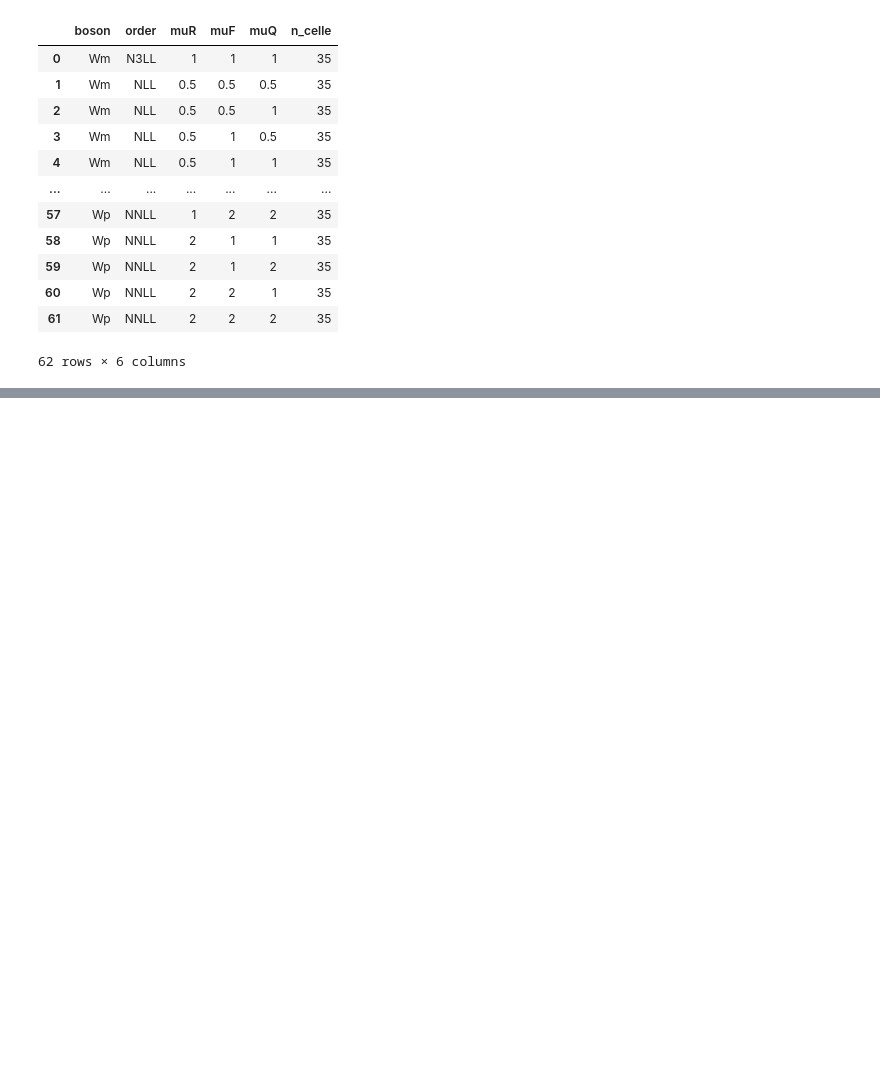
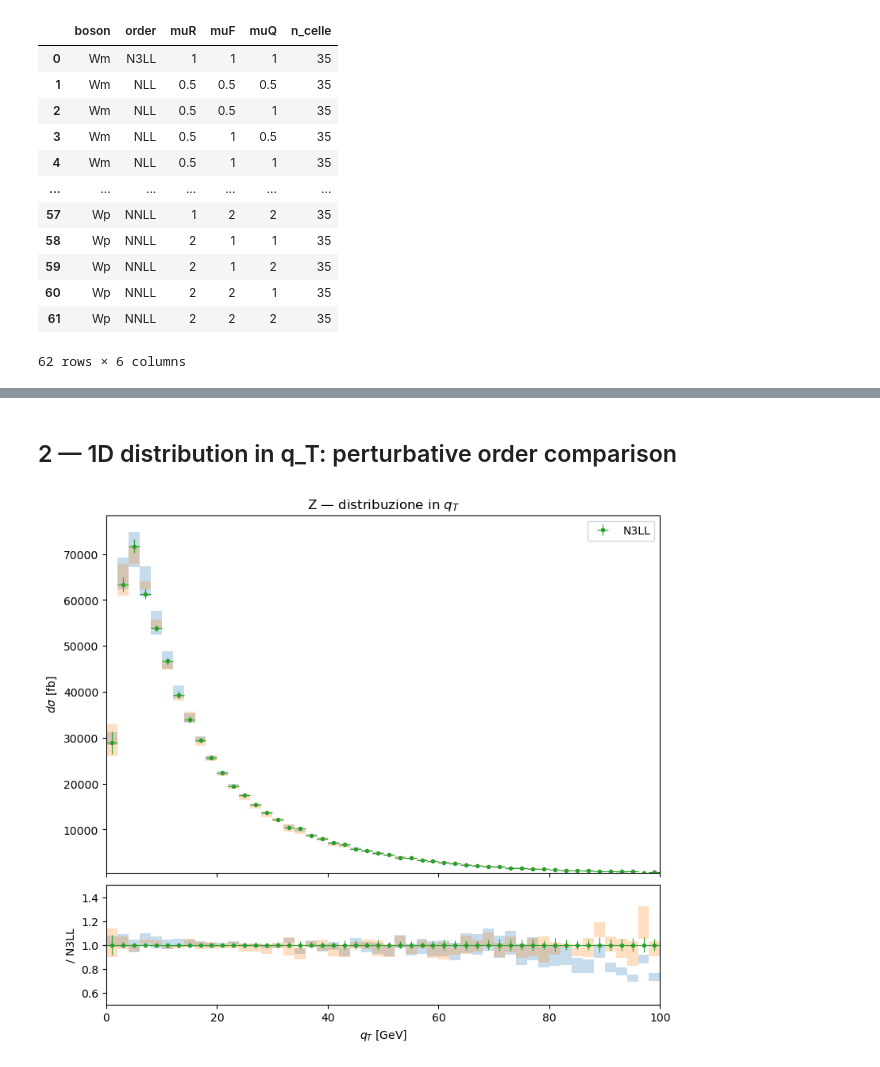
Before and after one commit to acmbulla/DYTurbo-results, a Jupyter notebook: analisi_dyturbo.ipynb, the cells around one changed output, grey strips where cells are left out. Saved outputs shown, nothing was run; the diff lists cells and outputs as text; code cells hidden in the pictures; blank space fills up the shorter version.

```diff
--- a/analisi_dyturbo.ipynb
+++ b/analisi_dyturbo.ipynb
@@ -1140,0 +170,80 @@ Parametro `kind`:
+# %% [markdown]
+## 2 — 1D distribution in q_T: perturbative order comparison
+# %%
+def envelope(df, boson, order, x_col='qt_lo'):
+    # Flat approach: upper=max, lower=min over all scale variations.
+    # The nominal can fall outside the band if the variations are asymmetric.
+    mask = (df.boson == boson) & (df.order == order)
+    g = df[mask].groupby(x_col)['value']
+    return g.max(), g.min()
+
+# # Nominal-centred approach: the band is symmetric around the nominal.
+# # upper = nominal + max(|var - nominal|)
+# # lower = nominal - max(|var - nominal|)
+# # The nominal is always at the centre of the band by construction.
+# def envelope(df, boson, order, x_col='qt_lo'):
+#     mask = (df.boson == boson) & (df.order == order)
+#     nom_mask = mask & (df.muR == 1.0) & (df.muF == 1.0) & (df.muQ == 1.0)
+#     nominal = df[nom_mask].groupby(x_col)['value'].first()
+#     deviations = df[mask].groupby(x_col)['value'].apply(
+#         lambda vals: (vals - nominal[vals.name]).abs().max()
+#     )
+#     return nominal + deviations, nominal - deviations
+
+BOSON  = 'Z'   # ← 'Z', 'Wp', 'Wm'
+colors = {'NLL': 'C0', 'NNLL': 'C1', 'N3LL': 'C2'}
+
+nom  = nom1d[nom1d.boson == BOSON]
+ref  = nom[nom.order == 'N3LL'].set_index('qt_lo')['value']
+
+fig, (ax1, ax2) = plt.subplots(2, 1, figsize=(9, 8), sharex=True,
+                                gridspec_kw={'height_ratios': [3, 1], 'hspace': 0.05})
+
+for order, color in colors.items():
+    row = nom[nom.order == order]
+    qt  = row['qt_center'].values
+    val = row['value'].values
+    err = row['error'].values
+    w   = (row['qt_hi'] - row['qt_lo']).values   # larghezza bin
+
+    if order == 'N3LL':
+        # Scatter + statistical error bars
+        ax1.errorbar(qt, val, yerr=err,
+                     xerr=w/2, fmt='o', markersize=3,
+                     color=color, linewidth=0,
+                     elinewidth=0.8, capsize=0, label=order)
+        ratio_n3ll     = val / ref.reindex(row['qt_lo']).values
+        ratio_n3ll_err = err / ref.reindex(row['qt_lo']).values
+        ax2.errorbar(qt, ratio_n3ll, yerr=ratio_n3ll_err,
+                     xerr=w/2, fmt='o', markersize=3,
+                     color=color, linewidth=0,
+                     elinewidth=0.8, capsize=0)
+    else:
+        # Nominal as a line
+        #ax1.step(qt, val, where='mid', color=color, linewidth=1.4, label=order)
+
+        # Envelope as coloured boxes (one rectangle per bin)
+        up, lo = envelope(df1d, BOSON, order)
+        qt_lo_bins = up.index.values
+        ax1.bar(qt_lo_bins, up.values - lo.values, bottom=lo.values,
+                width=w, align='edge',
+                alpha=0.25, color=color, linewidth=0)
+
+        # Ratio panel
+        ratio    = val / ref.reindex(row['qt_lo']).values
+        ratio_up = up.values / ref.values
+        ratio_lo = lo.values / ref.values
+        #ax2.step(qt, ratio, where='mid', color=color)
+        ax2.bar(qt_lo_bins, ratio_up - ratio_lo, bottom=ratio_lo,
+                width=w, align='edge',
+                alpha=0.25, color=color, linewidth=0)
+
+ax2.axhline(1, color='C2', linewidth=0.8, linestyle='--')
+#ax1.set_yscale('log')
+ax1.set_ylabel(r'$d\sigma$ [fb]')
+ax1.legend(); ax1.set_title(f'{BOSON} — $q_T$ distribution')
+ax2.set_xlabel(r'$q_T$ [GeV]'); ax2.set_ylabel('/ N3LL')
+ax2.set_xlim(0, 100); ax2.set_ylim(0.5, 1.5)
+plt.show()
+# %% [output]
+[figure, added]
```
Also changed, not shown: parts of 57 cells of this notebook.
